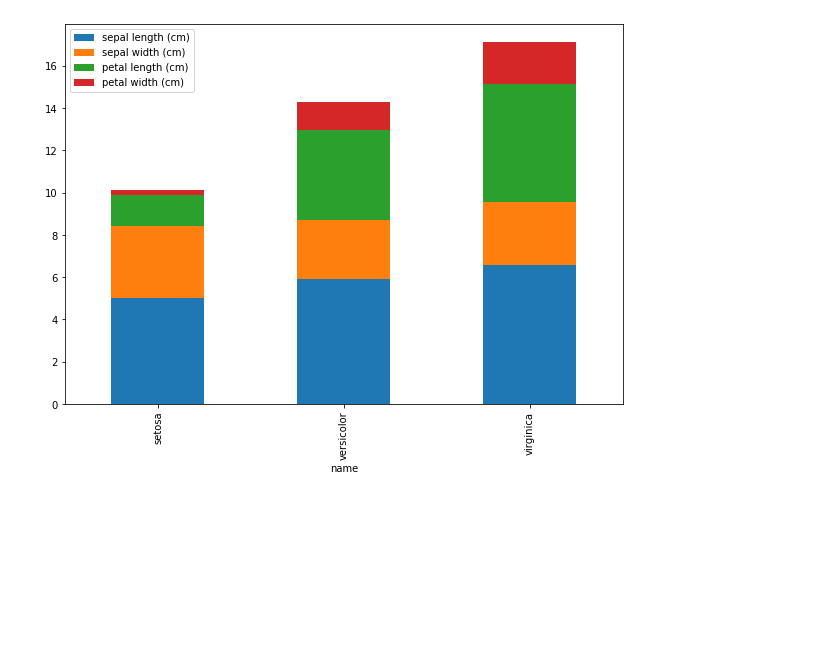
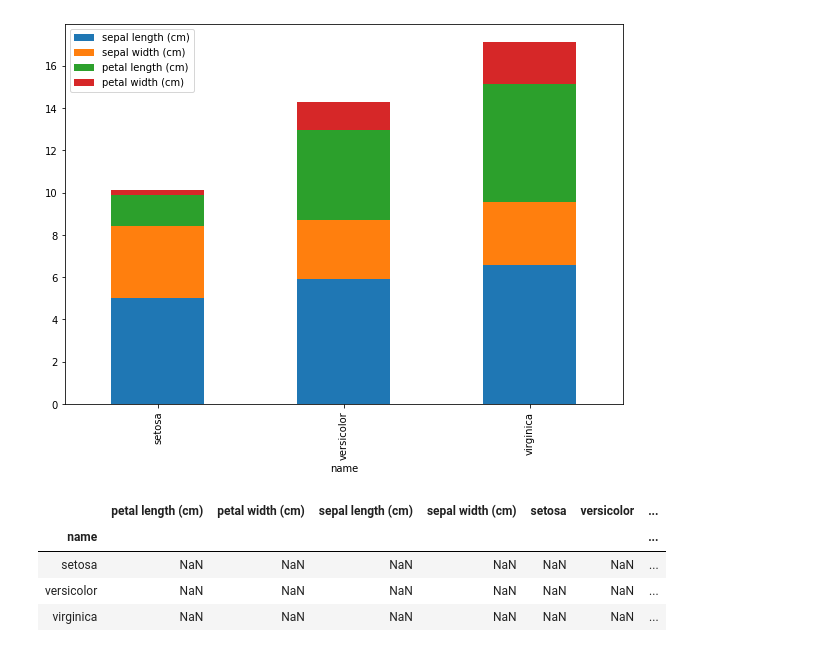
Before and after one commit to johnbensnyder/plots, a Jupyter notebook: iris_bar.ipynb, the cells around one changed output. Drawn from its saved outputs; the diff is of its cells as text; code cells hidden in the pictures; blank space fills up the shorter version.

```diff
--- a/iris_bar.ipynb
+++ b/iris_bar.ipynb
@@ -38,3 +38,11 @@ iris_means_df.plot.bar(stacked=True, figsize=(10,7))
 # %% [output]
 <matplotlib.axes._subplots.AxesSubplot at 0x...>
 [figure]
+# %%
+iris_means_df
+# %% [output]
+|  | petal length (cm) | petal width (cm) | sepal length (cm) | sepal width (cm) | setosa | versicolor | ... |
+| name |  |  |  |  |  |  | ... |
+| setosa | NaN | NaN | NaN | NaN | NaN | NaN | ... |
+| versicolor | NaN | NaN | NaN | NaN | NaN | NaN | ... |
+| virginica | NaN | NaN | NaN | NaN | NaN | NaN | ... |
```
Also changed, not shown: parts of 1 cell of this notebook.
